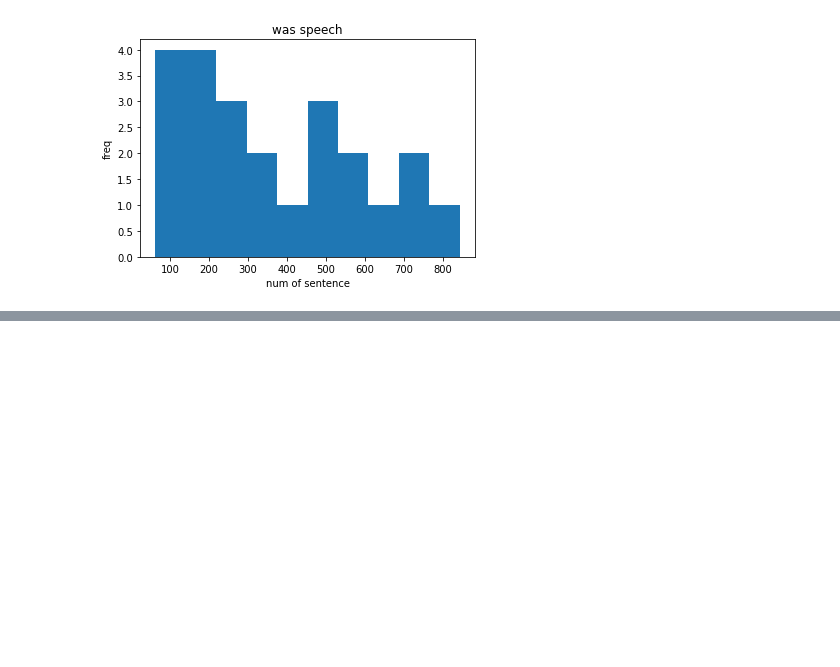
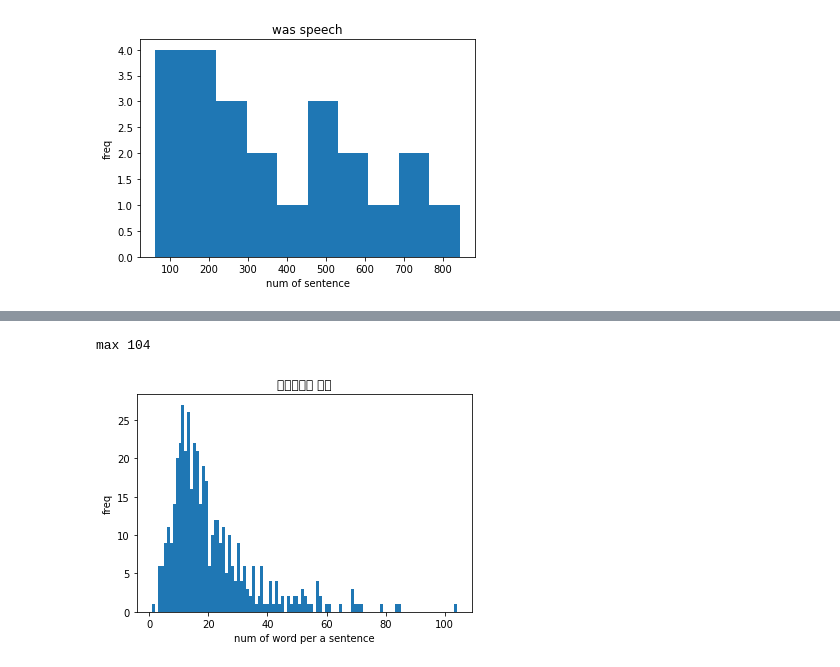
Before and after one commit to leica19/jupyter, a Jupyter notebook: テキストマイニング.ipynb, the cells around one changed output, grey strips where cells are left out. Saved outputs shown, nothing was run; the diff lists cells and outputs as text; code cells hidden in the pictures; blank space fills up the shorter version.

```diff
--- a/テキストマイニング.ipynb
+++ b/テキストマイニング.ipynb
@@ -110,0 +158,14 @@ plt.show()
+# %%
+import numpy as np
+import matplotlib.pyplot as plt
+
+nstring = np.array([len(x) for x in string if len(x) < 150])
+print('max', nstring.max())
+plt.hist(nstring, bins=nstring.max())
+plt.title('走れメロス 太宰')
+plt.xlabel('num of word per a sentence')
+plt.ylabel('freq')
+plt.show()
+# %% [output]
+max 104
+[figure, added]
```
Also changed, not shown: parts of 5 cells of this notebook.
